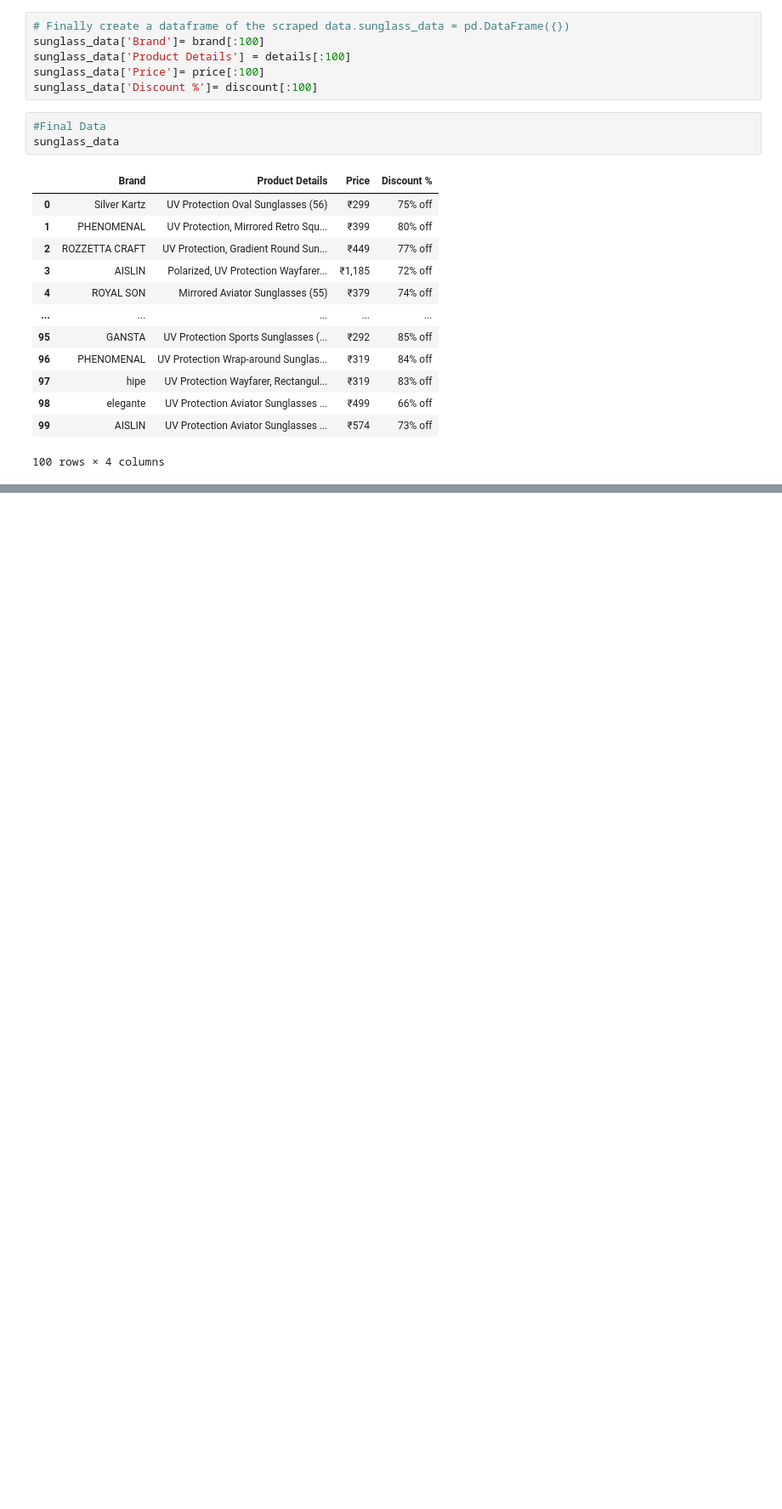
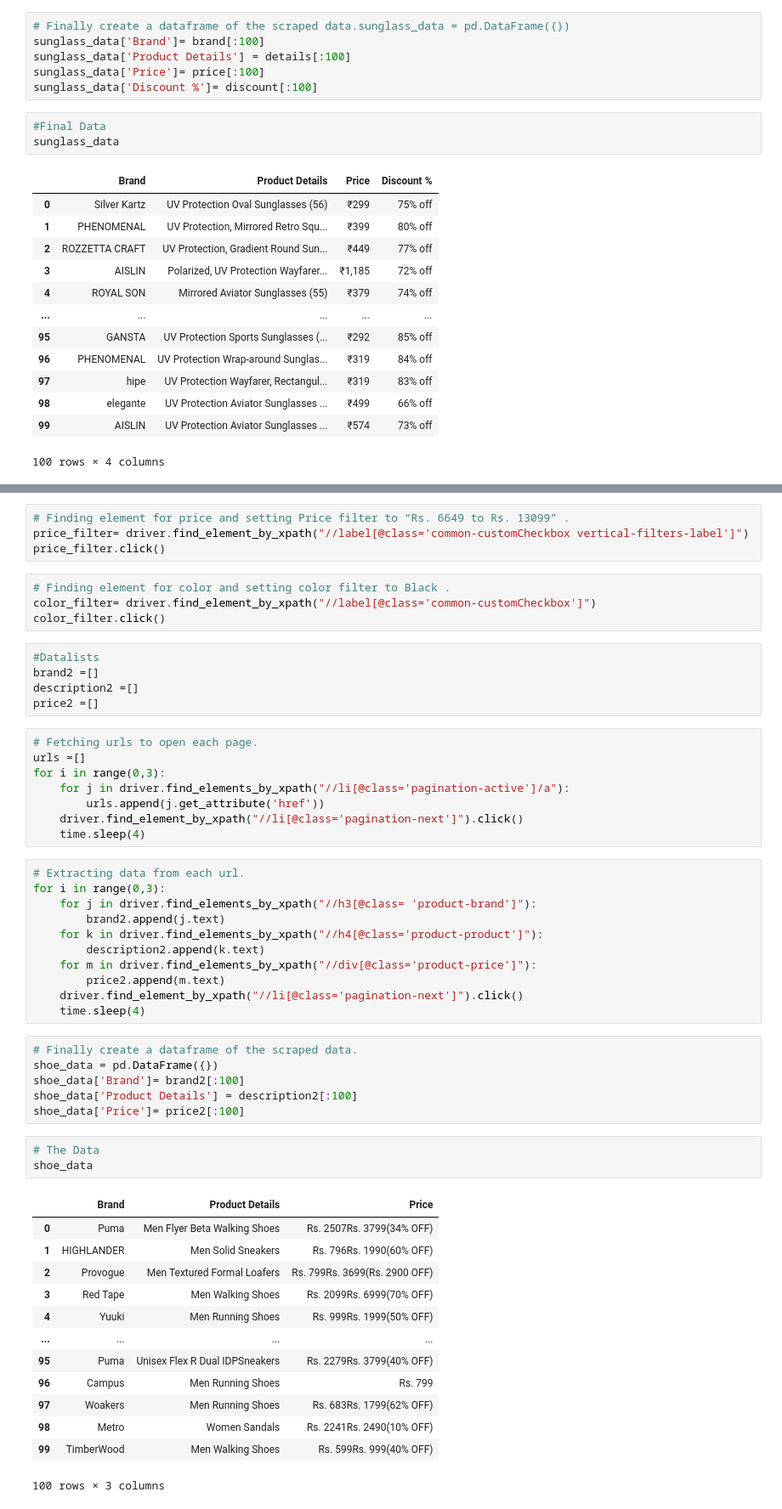
Before and after one commit to shantyemerson/FLIPROBO_INTERNSHIP_PROJECTS, a Jupyter notebook: Selenium (1).ipynb, the cells around one changed output, grey strips where cells are left out. Shown at 85% size. Saved outputs shown, nothing was run; the diff lists cells and outputs as text; blank space fills up the shorter version.

```diff
--- a/Selenium (1).ipynb
+++ b/Selenium (1).ipynb
@@ -739,0 +897,55 @@ sunglass_data
+# %%
+# Finding element for price and setting Price filter to “Rs. 6649 to Rs. 13099” .
+price_filter= driver.find_element_by_xpath("//label[@class='common-customCheckbox vertical-filters-label']")
+price_filter.click()
+# %%
+# Finding element for color and setting color filter to Black .
+color_filter= driver.find_element_by_xpath("//label[@class='common-customCheckbox']")
+color_filter.click()
+# %%
+#Datalists
+brand2 =[]
+description2 =[]
+price2 =[]
+# %%
+# Fetching urls to open each page.
+urls =[]
+for i in range(0,3):
+    for j in driver.find_elements_by_xpath("//li[@class='pagination-active']/a"):
+        urls.append(j.get_attribute('href'))
+    driver.find_element_by_xpath("//li[@class='pagination-next']").click()
+    time.sleep(4)
+# %%
+# Extracting data from each url.
+for i in range(0,3):
+    for j in driver.find_elements_by_xpath("//h3[@class= 'product-brand']"):
+        brand2.append(j.text)
+    for k in driver.find_elements_by_xpath("//h4[@class='product-product']"):
+        description2.append(k.text)
+    for m in driver.find_elements_by_xpath("//div[@class='product-price']"):
+        price2.append(m.text)
+    driver.find_element_by_xpath("//li[@class='pagination-next']").click()
+    time.sleep(4)
+# %%
+# Finally create a dataframe of the scraped data.
+shoe_data = pd.DataFrame({})
+shoe_data['Brand']= brand2[:100]
+shoe_data['Product Details'] = description2[:100]
+shoe_data['Price']= price2[:100]
+# %%
+# The Data
+shoe_data
+# %% [output]
+|  | Brand | Product Details | Price |
+| 0 | Puma | Men Flyer Beta Walking Shoes | Rs. 2507Rs. 3799(34% OFF) |
+| 1 | HIGHLANDER | Men Solid Sneakers | Rs. 796Rs. 1990(60% OFF) |
+| 2 | Provogue | Men Textured Formal Loafers | Rs. 799Rs. 3699(Rs. 2900 OFF) |
+| 3 | Red Tape | Men Walking Shoes | Rs. 2099Rs. 6999(70% OFF) |
+| 4 | Yuuki | Men Running Shoes | Rs. 999Rs. 1999(50% OFF) |
+| ... | ... | ... | ... |
+| 95 | Puma | Unisex Flex R Dual IDPSneakers | Rs. 2279Rs. 3799(40% OFF) |
+| 96 | Campus | Men Running Shoes | Rs. 799 |
+| 97 | Woakers | Men Running Shoes | Rs. 683Rs. 1799(62% OFF) |
+| 98 | Metro | Women Sandals | Rs. 2241Rs. 2490(10% OFF) |
+| 99 | TimberWood | Men Walking Shoes | Rs. 599Rs. 999(40% OFF) |
+100 rows × 3 columns
```
Also changed, not shown: parts of 36 cells of this notebook.
